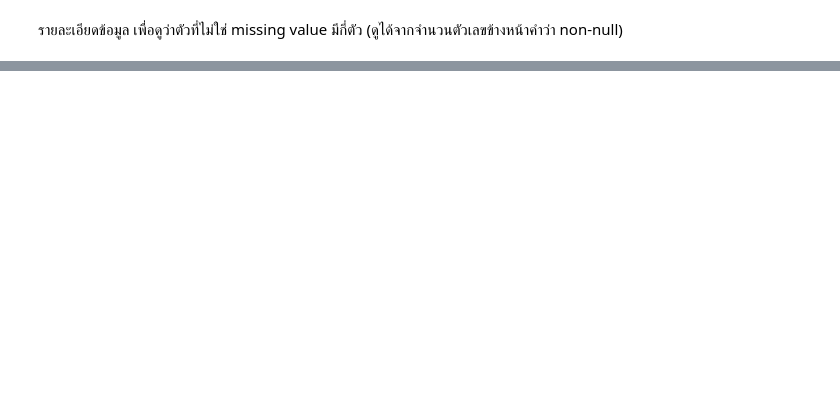
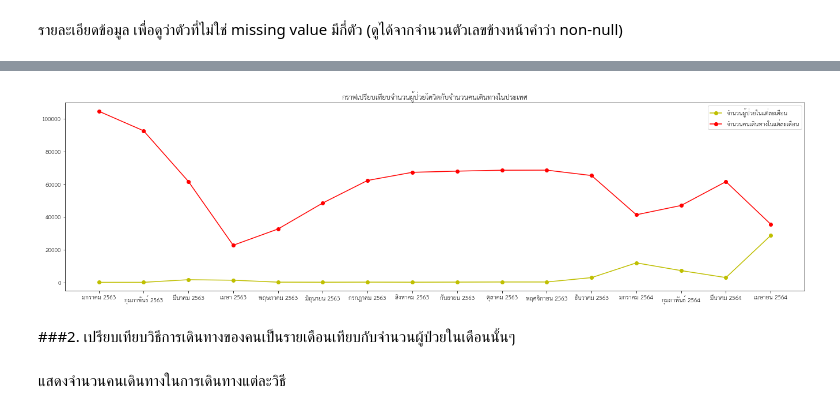
Before and after one commit to wilaipa/KKU_data_mining, a Jupyter notebook: Visualization_Final_Exam.ipynb, the cells around one changed output, grey strips where cells are left out. Drawn from its saved outputs; the diff is of its cells as text; code cells hidden in the pictures; blank space fills up the shorter version.

```diff
--- a/Visualization_Final_Exam.ipynb
+++ b/Visualization_Final_Exam.ipynb
@@ -99,0 +212,3 @@ covid19cases.isnull() #แสดงดาต้าเฟรม
+# %%
+passenger.columns = [i.strftime('%Y-%m-%d %H:%M:%S') if isinstance(i, dt) else i for i in passenger.columns]
+passenger
@@ -99,0 +223,18 @@ covid19cases.isnull() #แสดงดาต้าเฟรม
+# %%
+passengerco = [passenger.iloc[:,1:32].sum(axis=1)[4]
+            ,passenger.iloc[:,32:61].sum(axis=1)[4]
+            ,passenger.iloc[:,61:92].sum(axis=1)[4]
+            ,passenger.iloc[:,92:122].sum(axis=1)[4]
+            ,passenger.iloc[:,122:153].sum(axis=1)[4]
+            ,passenger.iloc[:,153:183].sum(axis=1)[4]
+            ,passenger.iloc[:,183:214].sum(axis=1)[4]
+            ,passenger.iloc[:,214:245].sum(axis=1)[4]
+            ,passenger.iloc[:,245:275].sum(axis=1)[4]
+            ,passenger.iloc[:,275:306].sum(axis=1)[4]
+            ,passenger.iloc[:,306:336].sum(axis=1)[4]
+            ,passenger.iloc[:,336:367].sum(axis=1)[4]
+            ,passenger.iloc[:,367:398].sum(axis=1)[4]
+            ,passenger.iloc[:,398:426].sum(axis=1)[4]
+            ,passenger.iloc[:,426:457].sum(axis=1)[4]
+            ,passenger.iloc[:,457:].sum(axis=1)[4]]   #แสดงจำนวนคนที่เดินทาง
+passengerco
@@ -99,0 +264,3 @@ covid19cases.isnull() #แสดงดาต้าเฟรม
+# %%
+import matplotlib
+matplotlib.rcParams['figure.figsize']=[23,6]  #figsize ขนาดของกราฟ ส่วนสูง ความกว้าง
@@ -99,0 +269,6 @@ covid19cases.isnull() #แสดงดาต้าเฟรม
+# %%
+df = pd.DataFrame(c,columns=['Number of Patient'])
+df['Month'] = ['มกราคม 2563','กุมภาพันธ์ 2563','มีนาคม 2563','เมษา 2563','พฤษภาคม 2563','มิถุนายน 2563','กรกฎาคม 2563','สิงหาคม 2563','กันยายน 2563','ตุลาคม 2563','พฤศจิกายน 2563','ธันวาคม 2563','มกราคม 2564','กุมภาพันธ์ 2564','มีนาคม 2564','เมษายน 2564']
+df['Passengers'] = passengerco
+df['Passengers'] = df['Passengers']/1000
+df
@@ -99,0 +293,11 @@ covid19cases.isnull() #แสดงดาต้าเฟรม
+# %%
+plt.plot(df['Month'],df['Number of Patient'],'o-y',alpha=1,label = 'จำนวนผู้ป่วยในแต่ละเดือน')
+plt.plot(df['Month'],df['Passengers'],'o-r',alpha=1,label='จำนวนคนเดินทางในแต่ละเดือน')
+plt.title('กราฟเปรียบเทียบจำนวนผู้ป่วยโควิดกับจำนวนคนเดินทางในประเทศ')
+plt.legend();                                                                                                                 #สร้างกราฟเปรียบเทียบ
+# %% [output]
+[figure, added]
+# %% [markdown]
+###2. เปรียบเทียบวิธีการเดินทางของคนเป็นรายเดือนเทียบกับจำนวนผู้ป่วยในเดือนนั้นๆ
+# %% [markdown]
+แสดงจำนวนคนเดินทางในการเดินทางแต่ละวิธี
```
Also changed, not shown: parts of 47 cells of this notebook.
